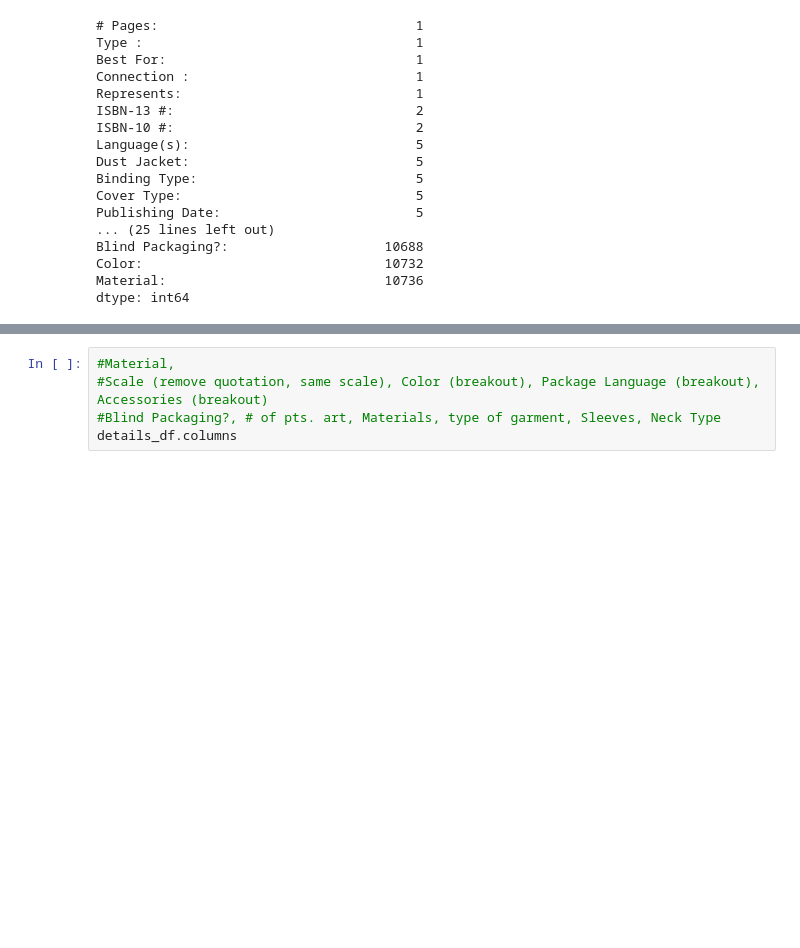
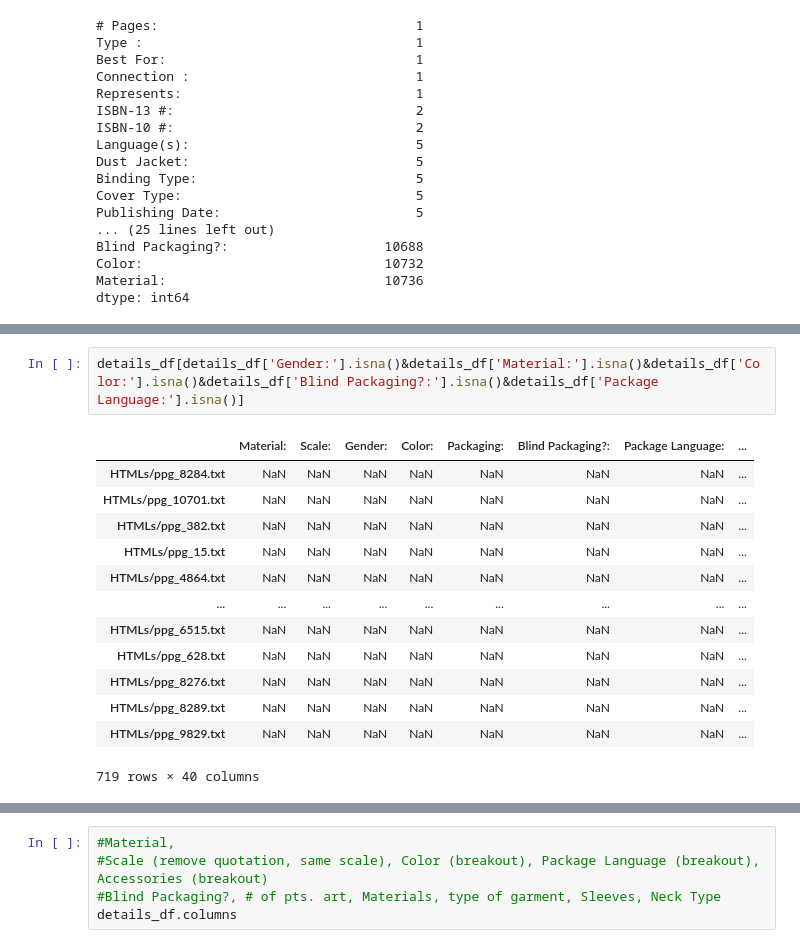
Before and after one commit to cttlc2u/proj2_funko, a Jupyter notebook: TS_Cleaning.ipynb, the cells around one changed output, grey strips where cells are left out. Saved outputs shown, nothing was run; the diff lists cells and outputs as text; blank space fills up the shorter version.

Commit message:
Evaluate NAs in selected Detail categories and searching for completely NA rows

```diff
--- a/TS_Cleaning.ipynb
+++ b/TS_Cleaning.ipynb
@@ -325,0 +333,16 @@ dtype: int64
+# %%
+details_df[details_df['Gender:'].isna()&details_df['Material:'].isna()&details_df['Color:'].isna()&details_df['Blind Packaging?:'].isna()&details_df['Package Language:'].isna()]
+# %% [output]
+|  | Material: | Scale: | Gender: | Color: | Packaging: | Blind Packaging?: | Package Language: | ... |
+| HTMLs/ppg_8284.txt | NaN | NaN | NaN | NaN | NaN | NaN | NaN | ... |
+| HTMLs/ppg_10701.txt | NaN | NaN | NaN | NaN | NaN | NaN | NaN | ... |
+| HTMLs/ppg_382.txt | NaN | NaN | NaN | NaN | NaN | NaN | NaN | ... |
+| HTMLs/ppg_15.txt | NaN | NaN | NaN | NaN | NaN | NaN | NaN | ... |
+| HTMLs/ppg_4864.txt | NaN | NaN | NaN | NaN | NaN | NaN | NaN | ... |
+| ... | ... | ... | ... | ... | ... | ... | ... | ... |
+| HTMLs/ppg_6515.txt | NaN | NaN | NaN | NaN | NaN | NaN | NaN | ... |
+| HTMLs/ppg_628.txt | NaN | NaN | NaN | NaN | NaN | NaN | NaN | ... |
+| HTMLs/ppg_8276.txt | NaN | NaN | NaN | NaN | NaN | NaN | NaN | ... |
+| HTMLs/ppg_8289.txt | NaN | NaN | NaN | NaN | NaN | NaN | NaN | ... |
+| HTMLs/ppg_9829.txt | NaN | NaN | NaN | NaN | NaN | NaN | NaN | ... |
+719 rows × 40 columns
```
Also changed, not shown: parts of 6 cells of this notebook.
